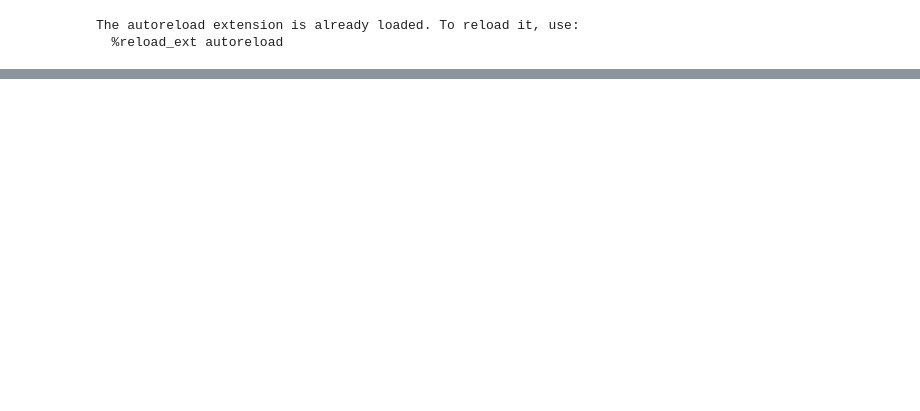
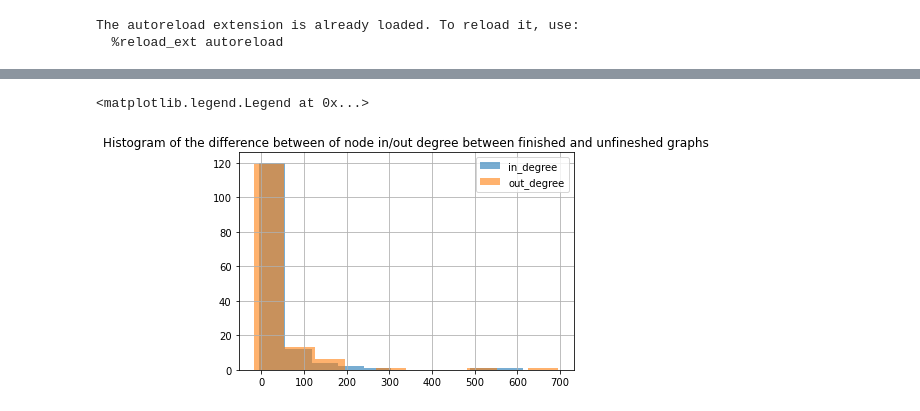
Before and after one commit to epfl-ada/ada-2022-project-7yobananaboy7, a Jupyter notebook: Cluster pages .ipynb, the cells around one changed output, grey strips where cells are left out. Cells and saved outputs as stored; diff of their text form; code cells hidden in the pictures; blank space fills up the shorter version.

```diff
--- a/Cluster pages .ipynb
+++ b/Cluster pages .ipynb
@@ -17,0 +119,7 @@ KeyError: "['path_id'] not in index"
+# %%
+categories_all.diff_in.hist(alpha = 0.6, label = 'in_degree').set_title('Histogram of the difference between of node in/out degree between finished and unfineshed graphs')
+categories_all.diff_out.hist(alpha = 0.6, label = 'out_degree')
+plt.legend()
+# %% [output]
+<matplotlib.legend.Legend at 0x...>
+[figure, added]
```
Also changed, not shown: parts of 12 cells of this notebook, 1 other file.
